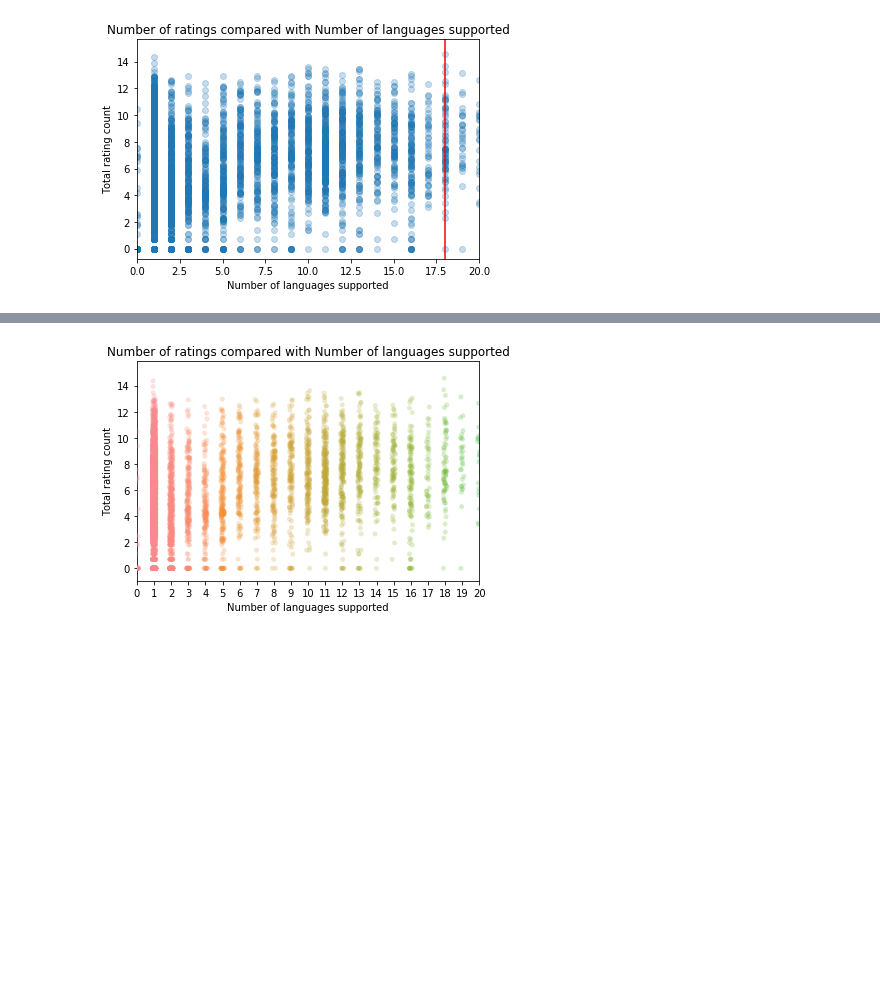
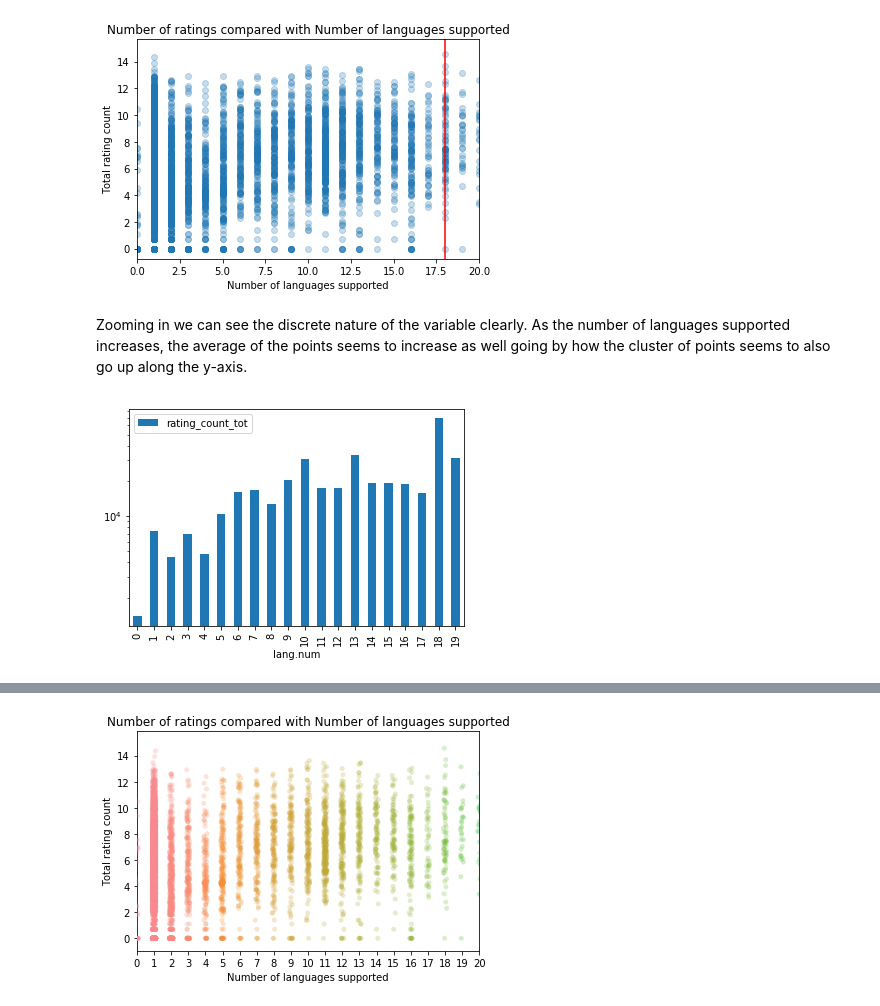
Before and after one commit to cgman64/apple-store-analysis, a Jupyter notebook: appStoreAnalysis.ipynb, the cells around one changed output, grey strips where cells are left out. Saved outputs shown, nothing was run; the diff lists cells and outputs as text; code cells hidden in the pictures; blank space fills up the shorter version.

Commit message:
added blurb to scatter, plotted rating_count_tot means

```diff
--- a/appStoreAnalysis.ipynb
+++ b/appStoreAnalysis.ipynb
@@ -303,3 +305,11 @@ plt.tight_layout()
 plt.show()
 # %% [output]
 [figure]
+# %% [markdown]
+Zooming in we can see the discrete nature of the variable clearly. As the number of languages supported increases, the average of the points seems to increase as well going by how the cluster of points seems to also go up along the y-axis.
+# %%
+grouped=store[['lang.num','rating_count_tot']].groupby('lang.num')
+grouped.agg(np.mean).loc[:19,].plot(kind='bar',logy=True)
+plt.show()
+# %% [output]
+[figure, added]
```
Also changed, not shown: parts of 13 cells of this notebook.
